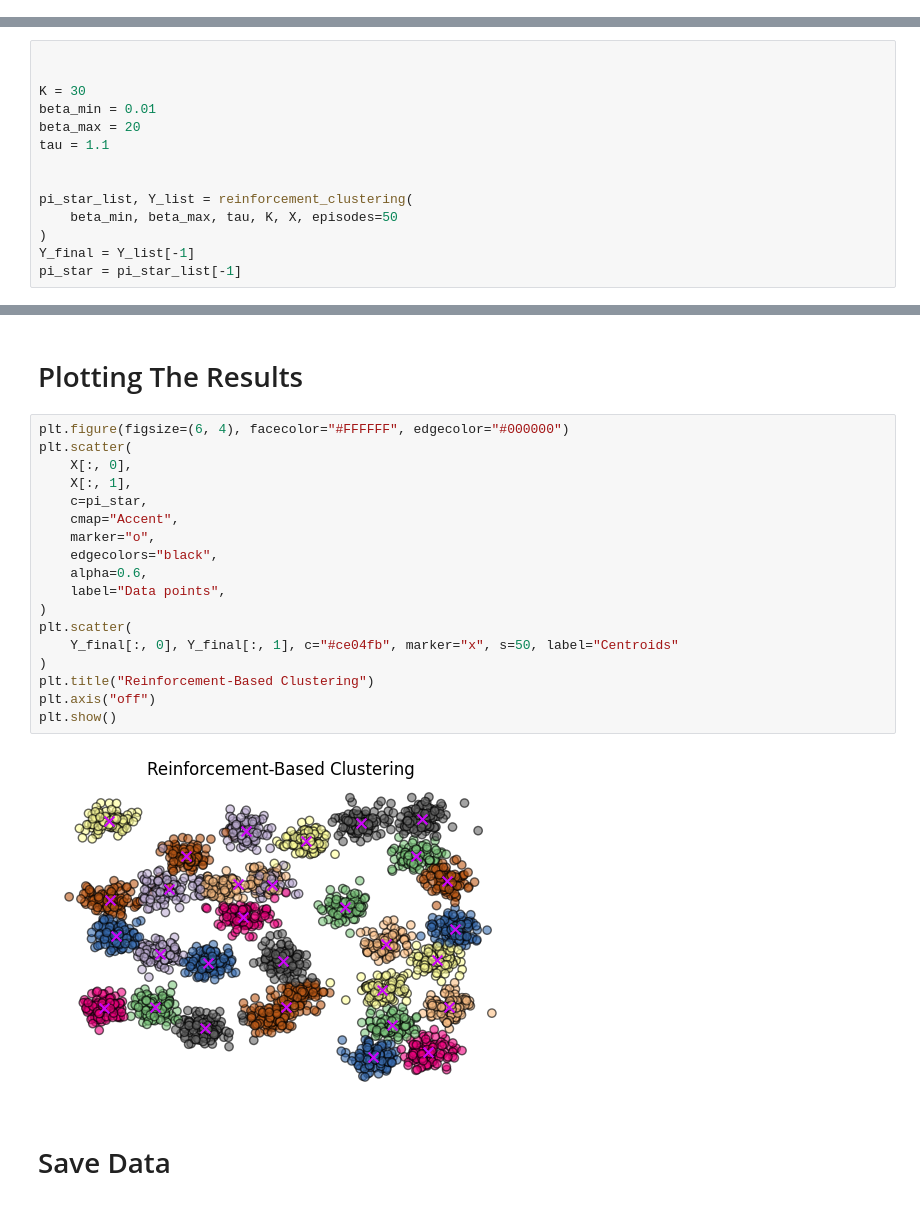
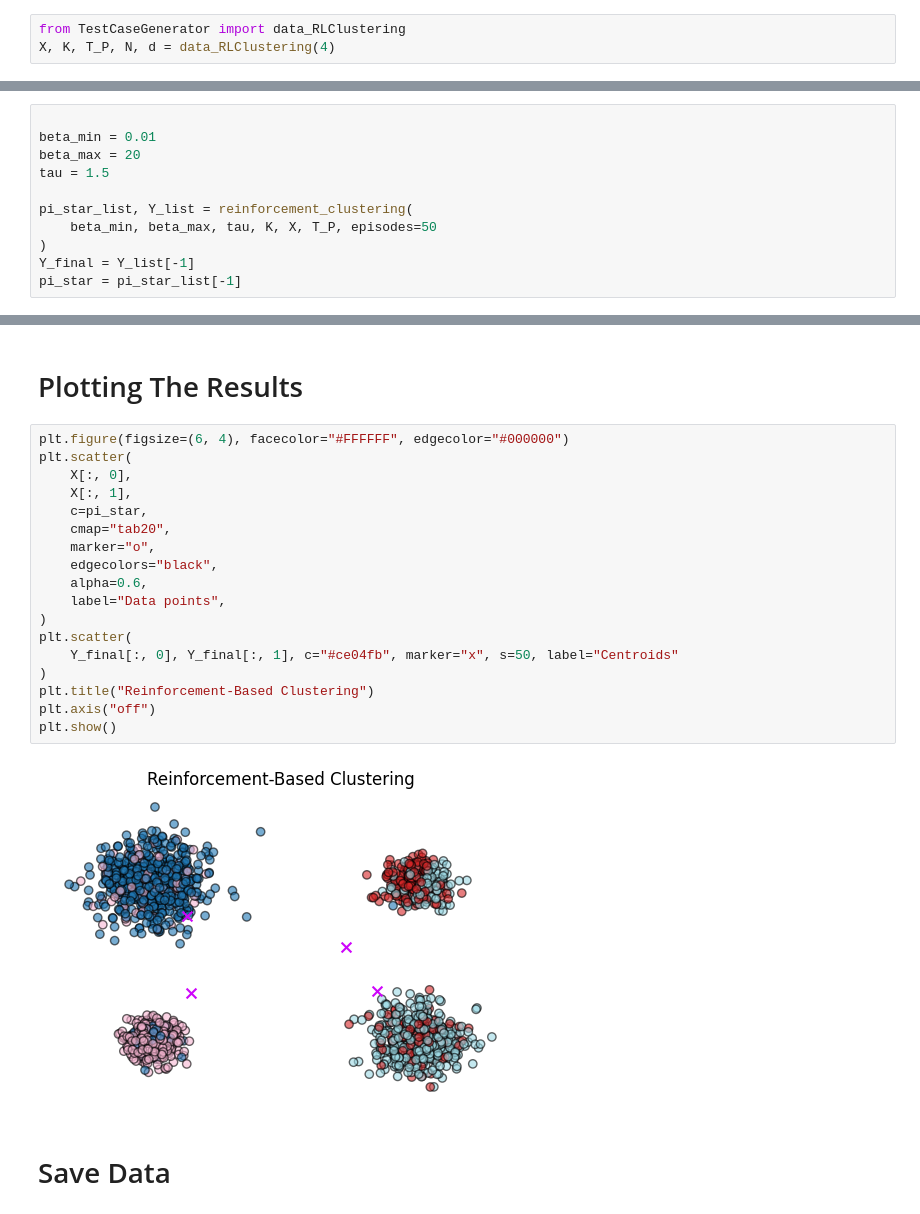
Before and after one commit to salar96/AutonomyAwareClustering, a Jupyter notebook: Reinforcement Based Clustering/main.ipynb, the cells around one changed output, grey strips where cells are left out. Drawn from its saved outputs; the diff is of its cells as text.

```diff
--- a/Reinforcement Based Clustering/main.ipynb
+++ b/Reinforcement Based Clustering/main.ipynb
@@ -36,0 +34,3 @@ plt.scatter(X[:,0],X[:,1])
+# %%
+from TestCaseGenerator import data_RLClustering
+X, K, T_P, N, d = data_RLClustering(4)
@@ -37,14 +39,11 @@ plt.scatter(X[:,0],X[:,1])
 # %%
 
-
-K = 30
 beta_min = 0.01
 beta_max = 20
-tau = 1.1
-
+tau = 1.5
 
 pi_star_list, Y_list = reinforcement_clustering(
-    beta_min, beta_max, tau, K, X, episodes=50
+    beta_min, beta_max, tau, K, X, T_P, episodes=50
 )
 Y_final = Y_list[-1]
 pi_star = pi_star_list[-1]
@@ -71,23 +72,23 @@ Beta: 18.622
 # %%
 plt.figure(figsize=(6, 4), facecolor="#FFFFFF", edgecolor="#000000")
 plt.scatter(
     X[:, 0],
     X[:, 1],
     c=pi_star,
-    cmap="Accent",
+    cmap="tab20",
     marker="o",
     edgecolors="black",
     alpha=0.6,
     label="Data points",
 )
 plt.scatter(
     Y_final[:, 0], Y_final[:, 1], c="#ce04fb", marker="x", s=50, label="Centroids"
 )
 plt.title("Reinforcement-Based Clustering")
 plt.axis("off")
 plt.show()
 # %% [output]
-[figure, old version]
+[figure, new version]
 # %% [markdown]
 # Save Data
 # %%
```
Also changed, not shown: parts of 4 cells of this notebook, 6 other files.
